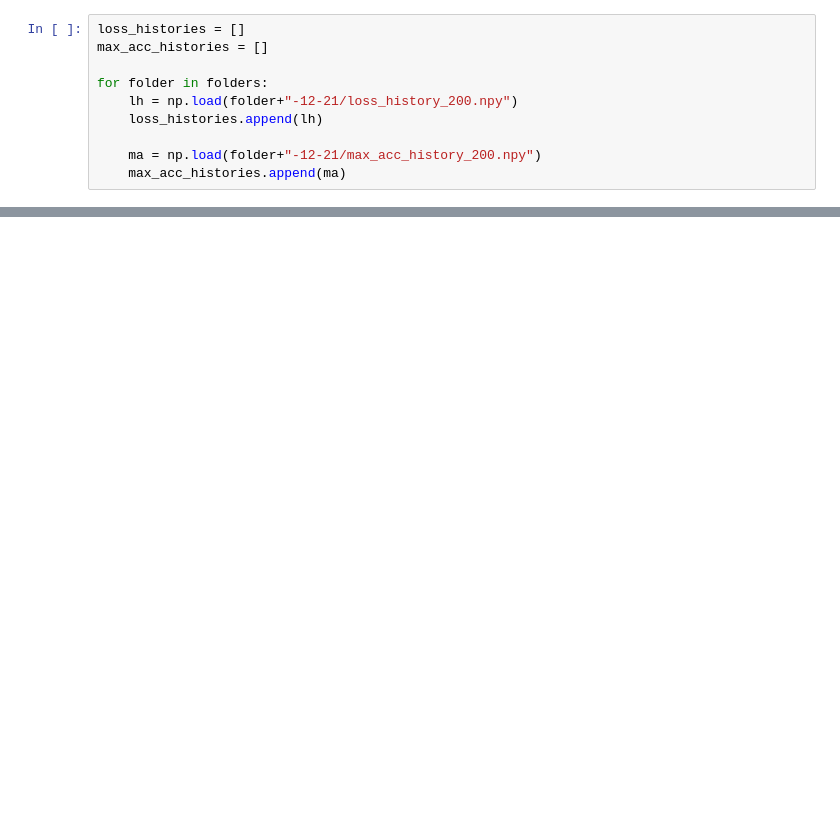
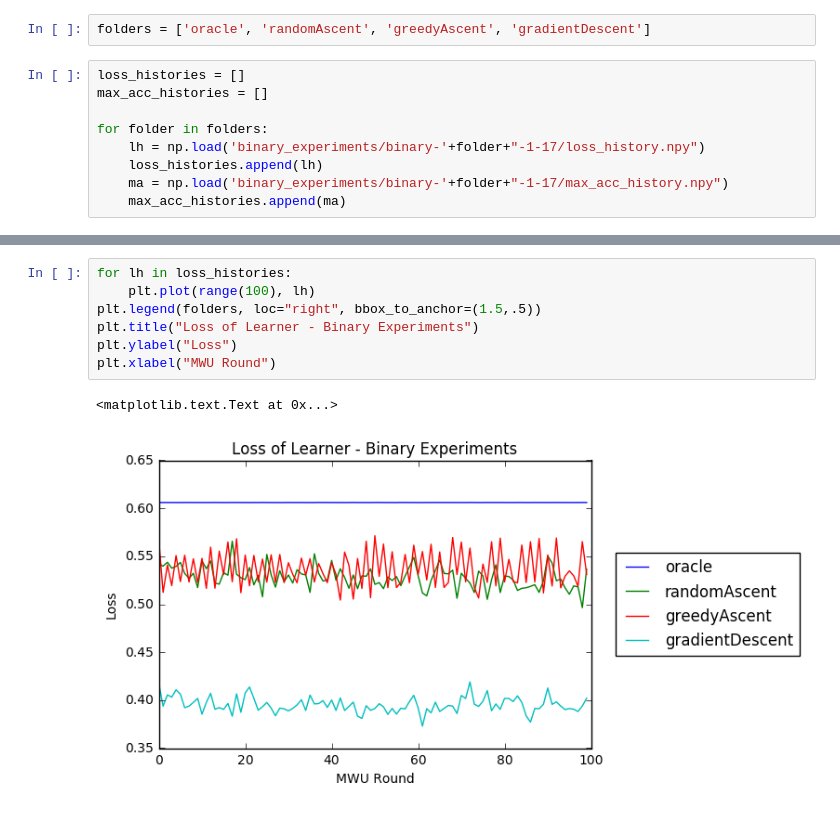
Before and after one commit to kojino/icml, a Jupyter notebook: binary_analysis.ipynb, the cells around one changed output, grey strips where cells are left out. Saved outputs shown, nothing was run; the diff lists cells and outputs as text; blank space fills up the shorter version.

```diff
--- a/binary_analysis.ipynb
+++ b/binary_analysis.ipynb
@@ -7,10 +6,11 @@ folders = ['oracle', 'random', 'greedy', 'grad']
+# %%
+folders = ['oracle', 'randomAscent', 'greedyAscent', 'gradientDescent']
 # %%
 loss_histories = []
 max_acc_histories = []
 
 for folder in folders:
-    lh = np.load(folder+"-12-21/loss_history_200.npy")
+    lh = np.load('binary_experiments/binary-'+folder+"-1-17/loss_history.npy")
     loss_histories.append(lh)
-
-    ma = np.load(folder+"-12-21/max_acc_history_200.npy")
+    ma = np.load('binary_experiments/binary-'+folder+"-1-17/max_acc_history.npy")
     max_acc_histories.append(ma)
@@ -26,0 +62,10 @@ plt.xlabel("MWU Round")
+# %%
+for lh in loss_histories:
+    plt.plot(range(100), lh)
+plt.legend(folders, loc="right", bbox_to_anchor=(1.5,.5))
+plt.title("Loss of Learner - Binary Experiments")
+plt.ylabel("Loss")
+plt.xlabel("MWU Round")
+# %% [output]
+<matplotlib.text.Text at 0x...>
+[figure, added]
```
Also changed, not shown: parts of 11 cells of this notebook, 6 other files.
